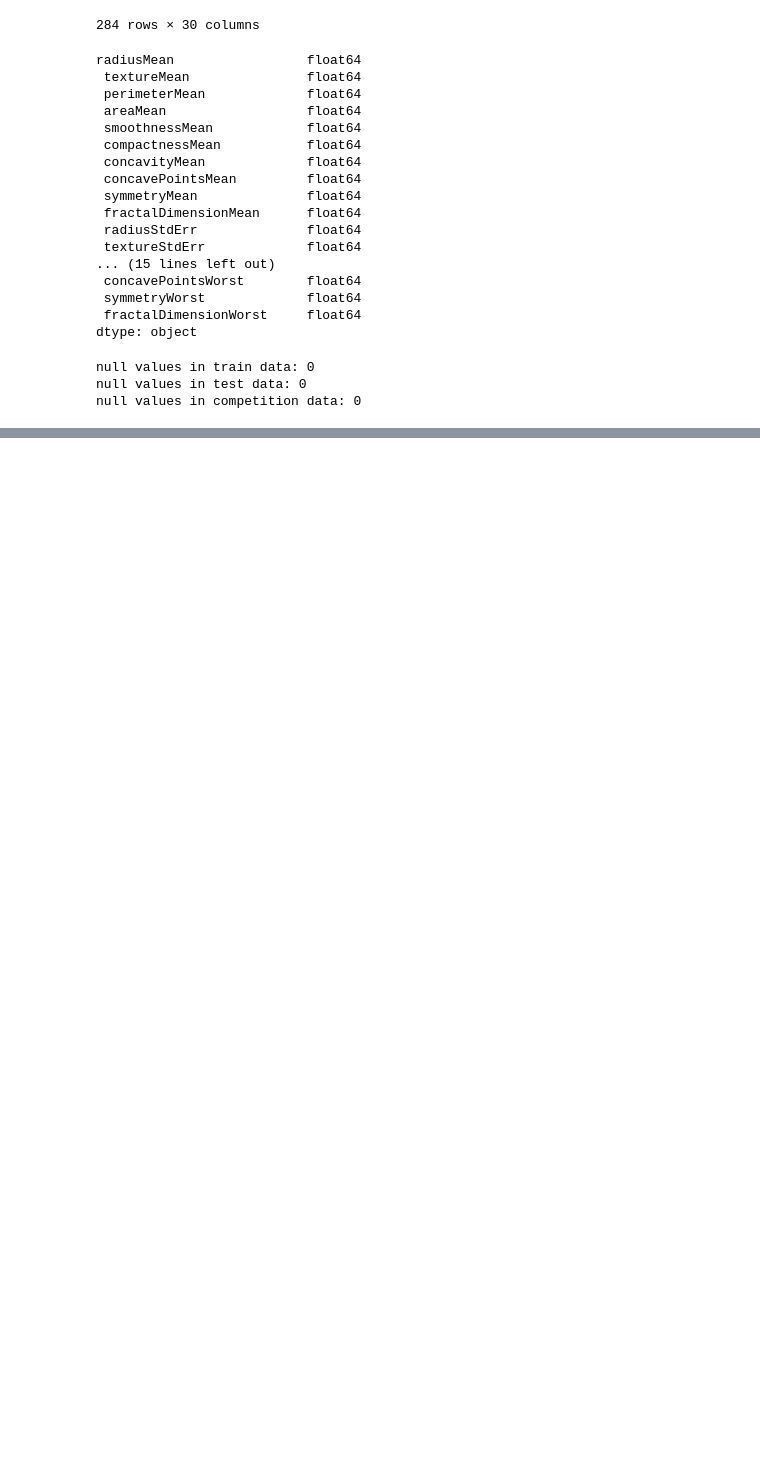
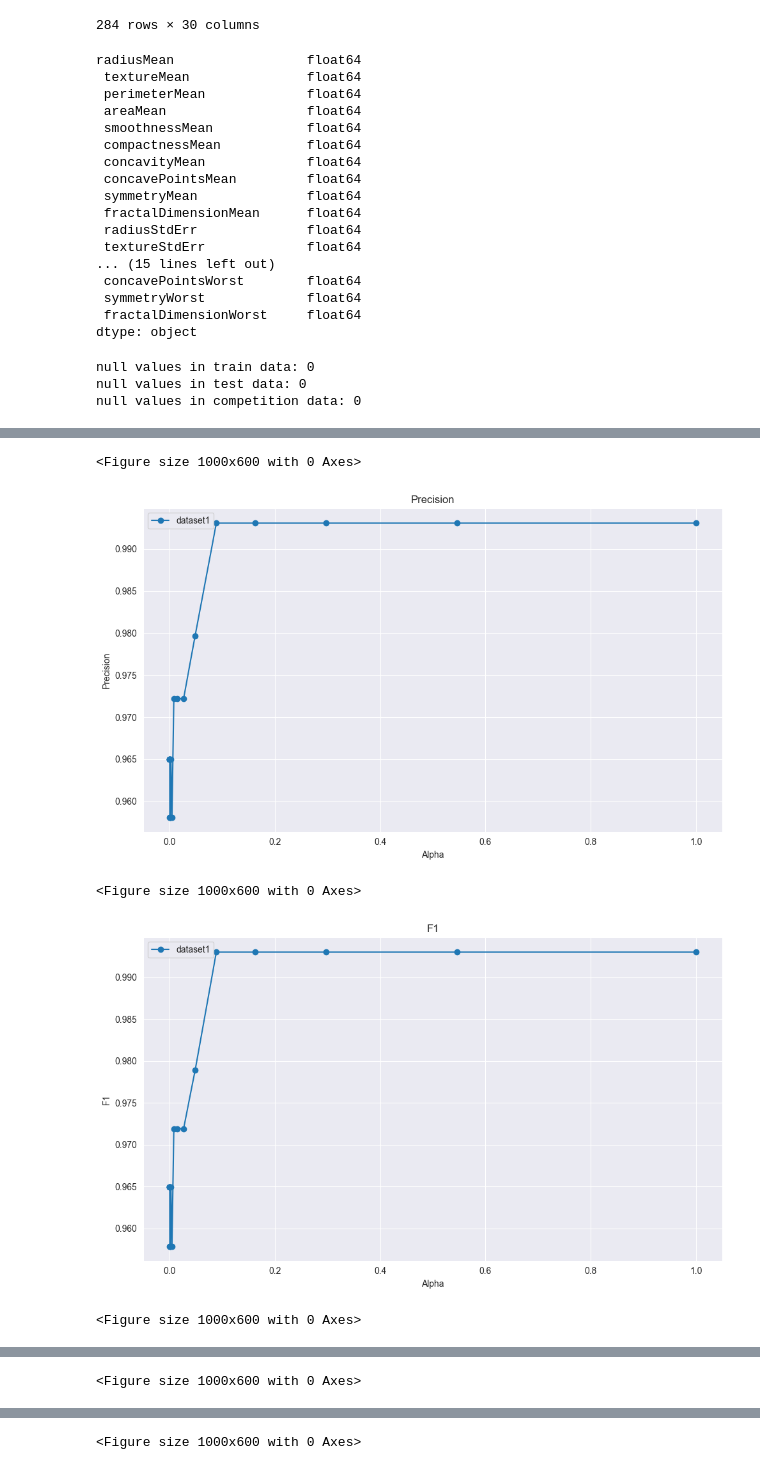
Before and after one commit to Maustrian3/ML24, a Jupyter notebook: exercise-1/breast.ipynb, the cells around one changed output, grey strips where cells are left out. Saved outputs shown, nothing was run; the diff lists cells and outputs as text; code cells hidden in the pictures; blank space fills up the shorter version.

Commit message:
test stuff

```diff
--- a/exercise-1/breast.ipynb
+++ b/exercise-1/breast.ipynb
@@ -147,3 +148,9 @@ Confusion Matrix:
 |  1 |   2 |  51 |
 +----+-----+-----+
 ================================================================================
+# %%
+reload(evaluator)
+hyperparameters_iterator = {'alpha': np.logspace(-5, 0, num=20)}
+test = evaluator.evaluate2(MLPClassifier, X_train, y_train, X_test, y_test, hyperparameters=hyperparameters,
+                           hyperparameters_iterate=hyperparameters_iterator)
+test
@@ -234,3 +262,51 @@ Confusion Matrix:
 |  1 |   2 |  51 |
 +----+-----+-----+
 ================================================================================
+# %%
+reload(evaluator)
+data_sets = {
+    'dataset_1': {
+        'alpha:0.001': {'accuracy': 0.965034965034965, 'recall': 0.965034965034965, 'precision': 0.9652663191989034,
+                        'f1': 0.9651006853533873, 'time': 280.17568588256836, 'confusion_matrix': [[87, 3], [2, 51]],
+                        'alpha': 0.001},
+        'alpha:0.0001': {'accuracy': 0.972027972027972, 'recall': 0.972027972027972, 'precision': 0.972027972027972,
+                         'f1': 0.972027972027972, 'time': 339.1234874725342, 'confusion_matrix': [[88, 2], [2, 51]],
+                         'alpha': 0.0001},
+        'alpha:1e-05': {'accuracy': 0.972027972027972, 'recall': 0.972027972027972, 'precision': 0.972027972027972,
+                        'f1': 0.972027972027972, 'time': 341.6876792907715, 'confusion_matrix': [[88, 2], [2, 51]],
+                        'alpha': 1e-05}
+    },
+    'dataset_2': {
+        'alpha:0.001': {'accuracy': 0.955, 'recall': 0.955, 'precision': 0.955, 'f1': 0.955, 'time': 300.175,
+                        'confusion_matrix': [[86, 4], [3, 50]], 'alpha': 0.001},
+        'alpha:0.0001': {'accuracy': 0.962, 'recall': 0.962, 'precision': 0.962, 'f1': 0.962, 'time': 320.123,
+                         'confusion_matrix': [[87, 3], [3, 50]], 'alpha': 0.0001},
+        'alpha:1e-05': {'accuracy': 0.968, 'recall': 0.968, 'precision': 0.968, 'f1': 0.968, 'time': 340.456,
+                        'confusion_matrix': [[88, 2], [4, 49]], 'alpha': 1e-05}
+    },
+    'dataset_3': {
+        'alpha:0.001': {'accuracy': 0.755, 'recall': 0.855, 'precision': 0.855, 'f1': 0.955, 'time': 300.175,
+                        'confusion_matrix': [[86, 4], [3, 50]], 'alpha': 0.001},
+        'alpha:0.0001': {'accuracy': 0.762, 'recall': 0.862, 'precision': 0.862, 'f1': 0.962, 'time': 310.123,
+                         'confusion_matrix': [[87, 3], [3, 50]], 'alpha': 0.0001},
+        'alpha:1e-05': {'accuracy': 0.768, 'recall': 0.868, 'precision': 0.868, 'f1': 0.968, 'time': 340.456,
+                        'confusion_matrix': [[88, 2], [4, 49]], 'alpha': 1e-05}
+    },
+    'Steve': {
+        'alpha:0.001': {'accuracy': 0.755, 'recall': 0.855, 'precision': 0.755, 'f1': 0.955, 'time': 300.175,
+                        'confusion_matrix': [[86, 4], [3, 50]], 'alpha': 0.001},
+        'alpha:0.0001': {'accuracy': 0.762, 'recall': 0.862, 'precision': 0.72, 'f1': 0.962, 'time': 310.123,
+                         'confusion_matrix': [[87, 3], [3, 50]], 'alpha': 0.0001},
+        'alpha:1e-05': {'accuracy': 0.768, 'recall': 0.868, 'precision': 0.878, 'f1': 0.968, 'time': 340.456,
+                        'confusion_matrix': [[88, 2], [4, 49]], 'alpha': 1e-05}
+    }
+}
+
+test2 = {'dataset1': test}
+evaluator.draw_diagrams(test2)
+# %% [output]
+<Figure size 1000x600 with 0 Axes>
+[figure, added]
+<Figure size 1000x600 with 0 Axes>
+[figure, added]
+<Figure size 1000x600 with 0 Axes>
@@ -236,0 +314 @@ Confusion Matrix:
+<Figure size 1000x600 with 0 Axes>
@@ -236,0 +316 @@ Confusion Matrix:
+<Figure size 1000x600 with 0 Axes>
```
Also changed, not shown: parts of 9 cells of this notebook.
